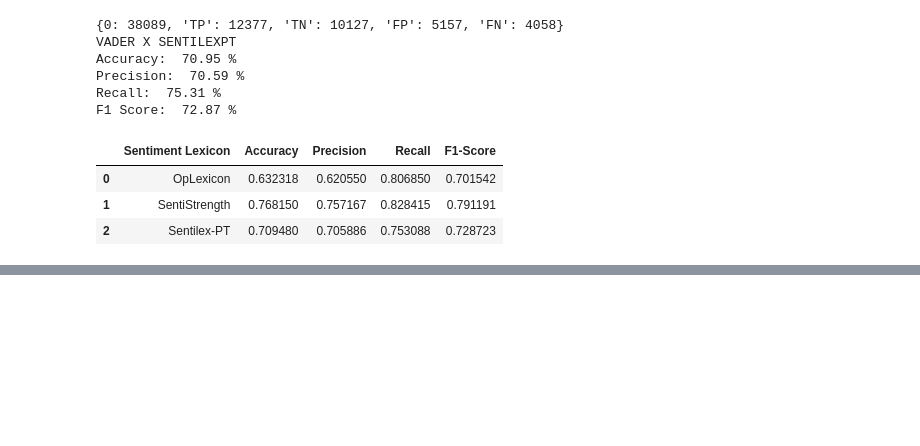
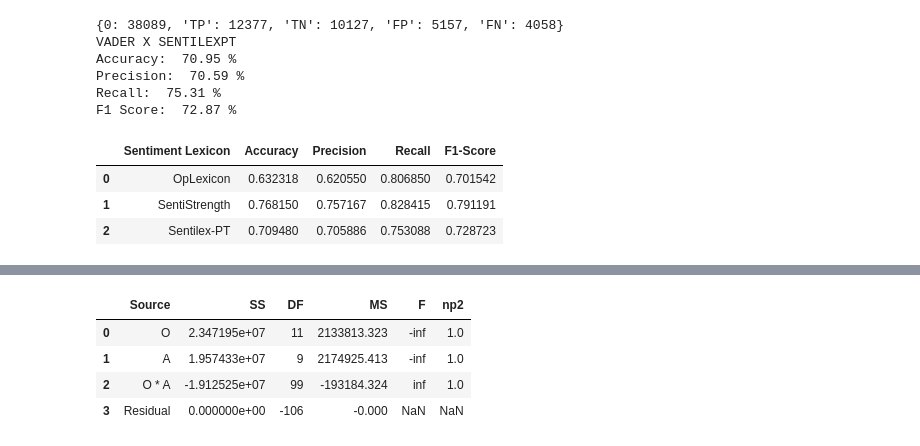
Before and after one commit to leosilva/peerj_computer_science_2022, a Jupyter notebook: Notebooks/Algorithms Statistics.ipynb, the cells around one changed output, grey strips where cells are left out. Drawn from its saved outputs; the diff is of its cells as text; code cells hidden in the pictures; blank space fills up the shorter version.

```diff
--- a/Notebooks/Algorithms Statistics.ipynb
+++ b/Notebooks/Algorithms Statistics.ipynb
@@ -356,0 +435,8 @@ rdf
+# %%
+pg.anova(dv='pos', between=['O', 'A'], data=df).round(3)
+# %% [output]
+|  | Source | SS | DF | MS | F | np2 |
+| 0 | O | 2.347195e+07 | 11 | 2133813.323 | -inf | 1.0 |
+| 1 | A | 1.957433e+07 | 9 | 2174925.413 | -inf | 1.0 |
+| 2 | O * A | -1.912525e+07 | 99 | -193184.324 | inf | 1.0 |
+| 3 | Residual | 0.000000e+00 | -106 | -0.000 | NaN | NaN |
```
Also changed, not shown: parts of 16 cells of this notebook.
